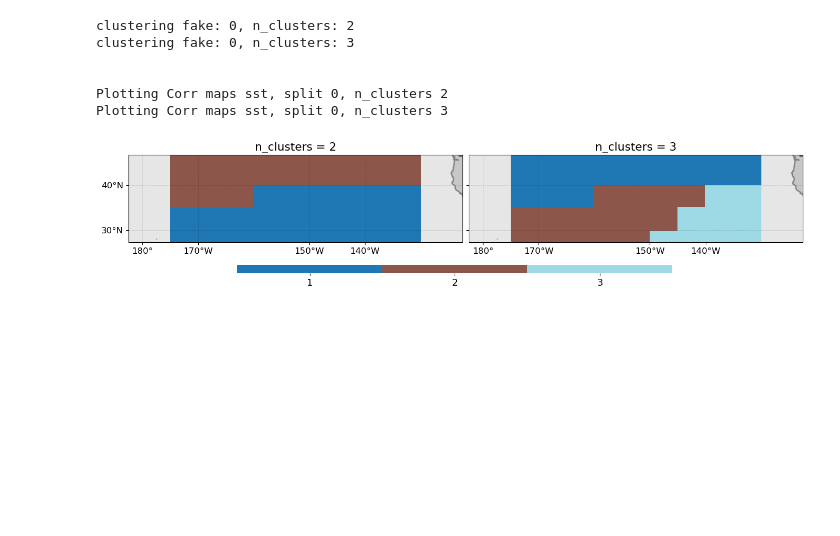
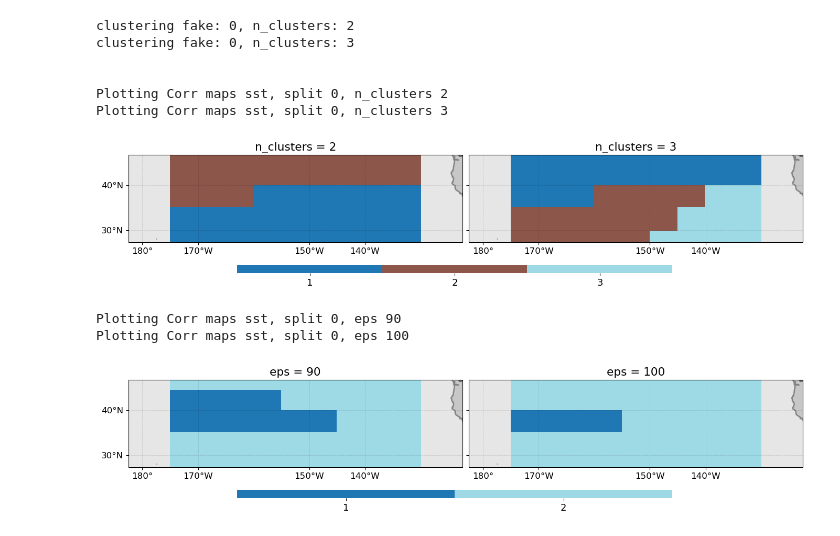
Before and after one commit to semvijverberg/RGCPD, a Jupyter notebook: Clustering.ipynb, the cells around one changed output. Drawn from its saved outputs; the diff is of its cells as text; code cells hidden in the pictures; blank space fills up the shorter version.

Commit message:
update for cluster

```diff
--- a/Clustering.ipynb
+++ b/Clustering.ipynb
@@ -45,3 +45,14 @@ clustering fake: 0, n_clusters: 3
 Plotting Corr maps sst, split 0, n_clusters 2
 Plotting Corr maps sst, split 0, n_clusters 3
 [figure]
+# %%
+var_filename = rg.list_precur_pp[0][1]
+mask = [185.0, 230.0, 20.0, 50.0]
+
+xrclustered, results = cl.correlation_clustering(var_filename, mask=mask, clustermethodkey='DBSCAN', kwrgs_clust={'eps':[90, 100]})
+xrclustered += 1
+fig = plot_maps.plot_labels(xrclustered, {'col_dim':'eps'})
+# %% [output]
+Plotting Corr maps sst, split 0, eps 90
+Plotting Corr maps sst, split 0, eps 100
+[figure, added]
```
Also changed, not shown: parts of 1 cell of this notebook.
